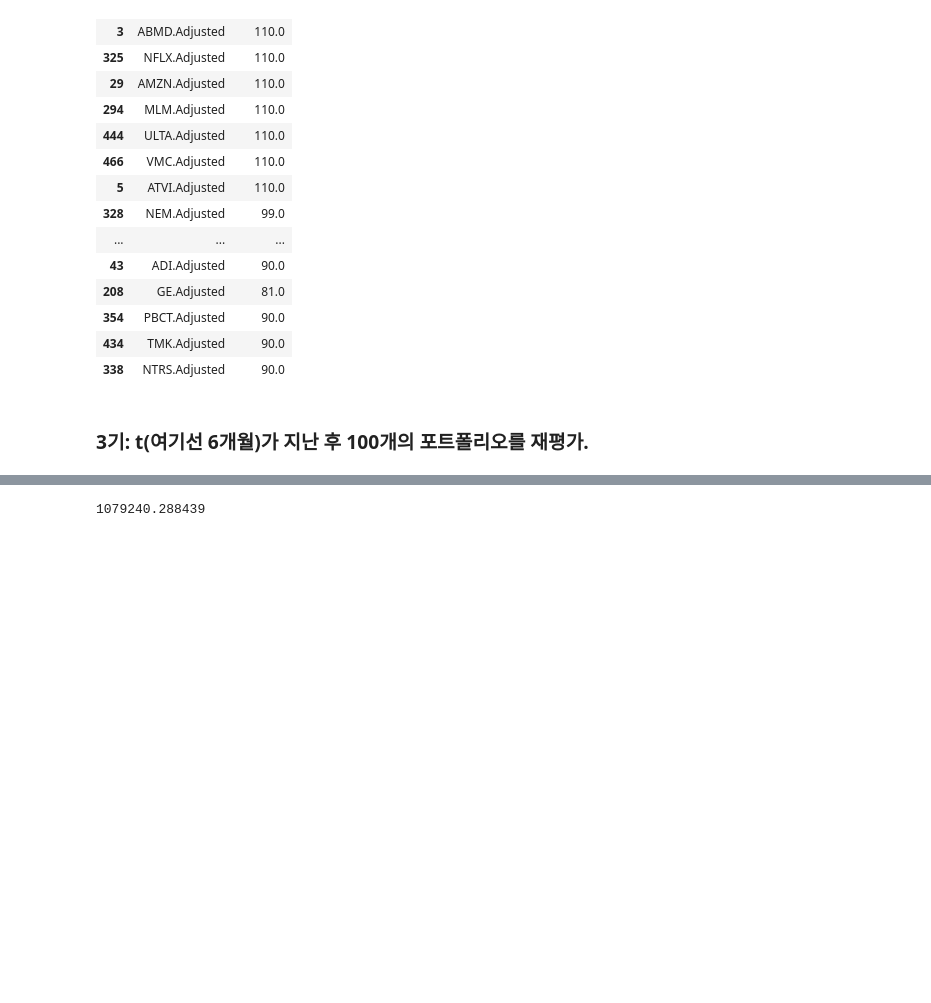
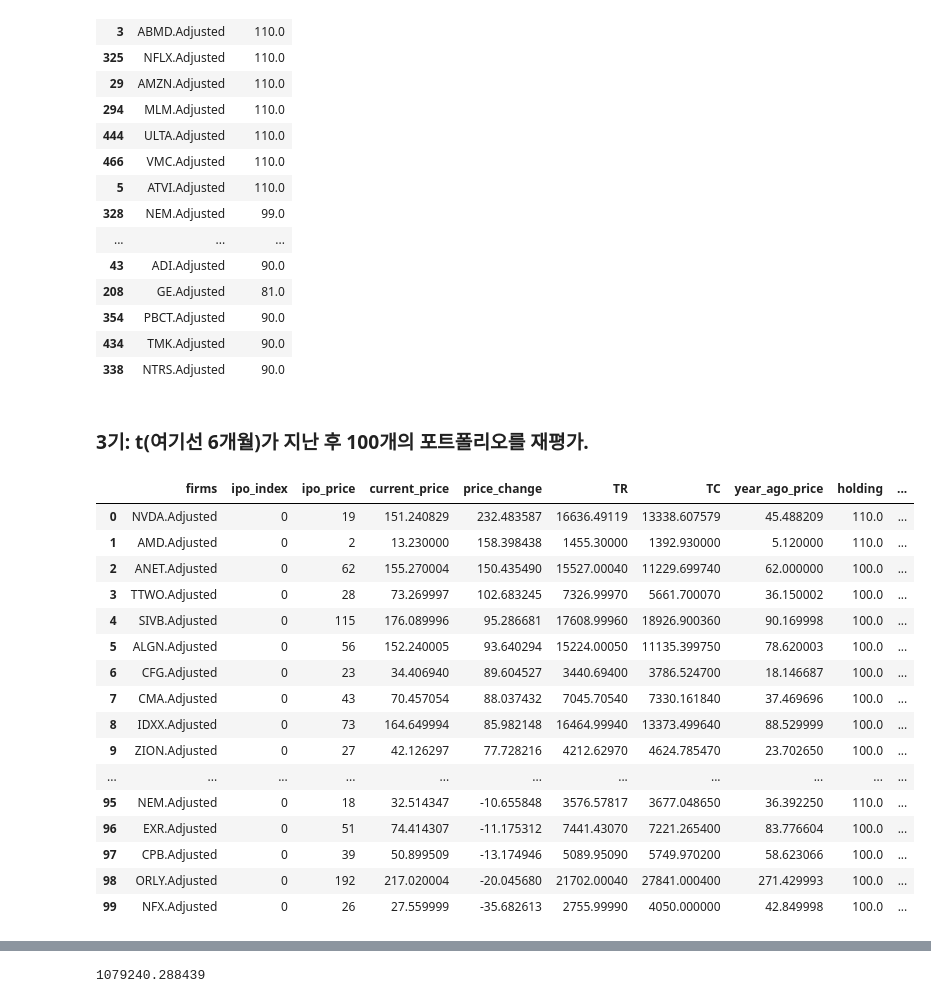
Before and after one commit to jaepil-choi/2018-2_FI_hw1, a Jupyter notebook: strategy1.ipynb, the cells around one changed output, grey strips where cells are left out. Drawn from its saved outputs; the diff is of its cells as text; code cells hidden in the pictures; blank space fills up the shorter version.

```diff
--- a/strategy1.ipynb
+++ b/strategy1.ipynb
@@ -656,6 +675,26 @@ See the caveats in the documentation: http://pandas.pydata.org/pandas-docs/stabl
 | 338 | NTRS.Adjusted | 90.0 |
 # %% [markdown]
 ### 3기: t(여기선 6개월)가 지난 후 100개의 포트폴리오를 재평가.
+# %%
+s2.top100
+# %% [output]
+|  | firms | ipo_index | ipo_price | current_price | price_change | TR | TC | year_ago_price | holding | ... |
+| 0 | NVDA.Adjusted | 0 | 19 | 151.240829 | 232.483587 | 16636.49119 | 13338.607579 | 45.488209 | 110.0 | ... |
+| 1 | AMD.Adjusted | 0 | 2 | 13.230000 | 158.398438 | 1455.30000 | 1392.930000 | 5.120000 | 110.0 | ... |
+| 2 | ANET.Adjusted | 0 | 62 | 155.270004 | 150.435490 | 15527.00040 | 11229.699740 | 62.000000 | 100.0 | ... |
+| 3 | TTWO.Adjusted | 0 | 28 | 73.269997 | 102.683245 | 7326.99970 | 5661.700070 | 36.150002 | 100.0 | ... |
+| 4 | SIVB.Adjusted | 0 | 115 | 176.089996 | 95.286681 | 17608.99960 | 18926.900360 | 90.169998 | 100.0 | ... |
+| 5 | ALGN.Adjusted | 0 | 56 | 152.240005 | 93.640294 | 15224.00050 | 11135.399750 | 78.620003 | 100.0 | ... |
+| 6 | CFG.Adjusted | 0 | 23 | 34.406940 | 89.604527 | 3440.69400 | 3786.524700 | 18.146687 | 100.0 | ... |
+| 7 | CMA.Adjusted | 0 | 43 | 70.457054 | 88.037432 | 7045.70540 | 7330.161840 | 37.469696 | 100.0 | ... |
+| 8 | IDXX.Adjusted | 0 | 73 | 164.649994 | 85.982148 | 16464.99940 | 13373.499640 | 88.529999 | 100.0 | ... |
+| 9 | ZION.Adjusted | 0 | 27 | 42.126297 | 77.728216 | 4212.62970 | 4624.785470 | 23.702650 | 100.0 | ... |
+| ... | ... | ... | ... | ... | ... | ... | ... | ... | ... | ... |
+| 95 | NEM.Adjusted | 0 | 18 | 32.514347 | -10.655848 | 3576.57817 | 3677.048650 | 36.392250 | 110.0 | ... |
+| 96 | EXR.Adjusted | 0 | 51 | 74.414307 | -11.175312 | 7441.43070 | 7221.265400 | 83.776604 | 100.0 | ... |
+| 97 | CPB.Adjusted | 0 | 39 | 50.899509 | -13.174946 | 5089.95090 | 5749.970200 | 58.623066 | 100.0 | ... |
+| 98 | ORLY.Adjusted | 0 | 192 | 217.020004 | -20.045680 | 21702.00040 | 27841.000400 | 271.429993 | 100.0 | ... |
+| 99 | NFX.Adjusted | 0 | 26 | 27.559999 | -35.682613 | 2755.99990 | 4050.000000 | 42.849998 | 100.0 | ... |
 # %%
 try:
     s2.after_t_return()
```
Also changed, not shown: parts of 15 cells of this notebook, 2 other files.
